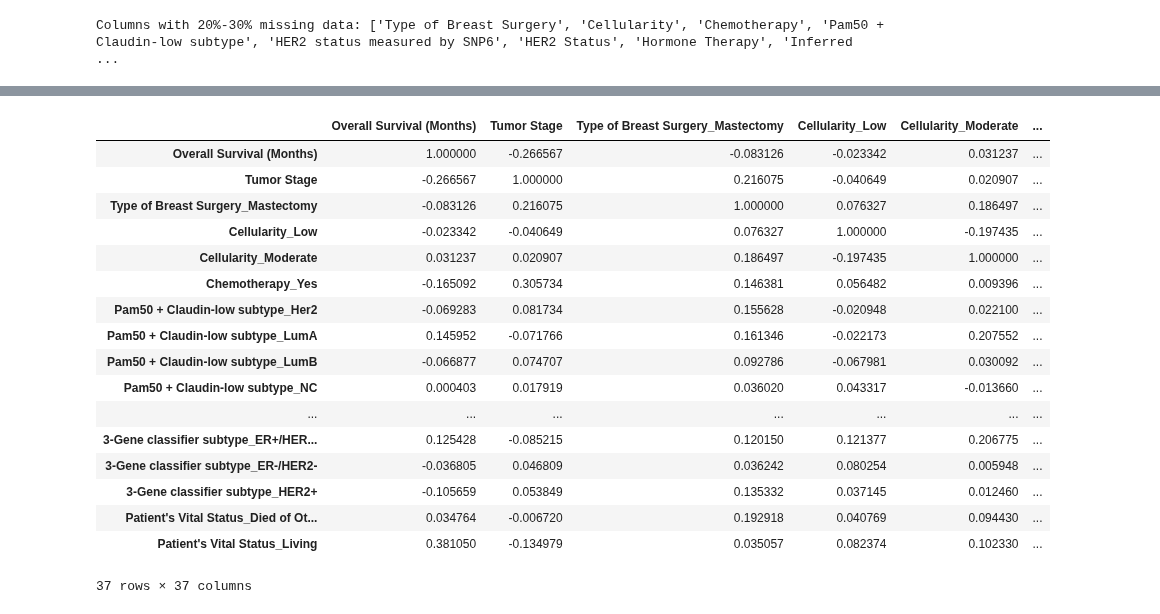
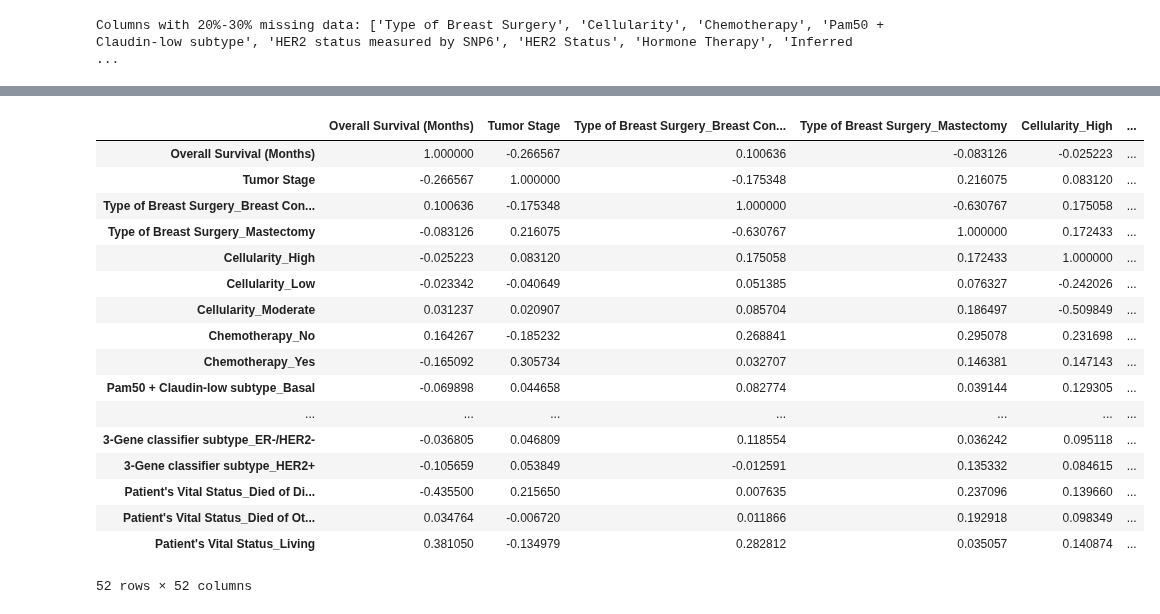
Before and after one commit to sowmyamaddali/Breast-Cancer--METABRIC, a Jupyter notebook: notebooks/preprocess_data.ipynb, the cells around one changed output, grey strips where cells are left out. Drawn from its saved outputs; the diff is of its cells as text; code cells hidden in the pictures.

```diff
--- a/notebooks/preprocess_data.ipynb
+++ b/notebooks/preprocess_data.ipynb
@@ -97,33 +110,33 @@ Columns with 20%-30% missing data: ['Type of Breast Surgery', 'Cellularity', 'Ch
 # %%
 # One-hot encode categorical columns for correlation analysis
-encoded_data = pd.get_dummies(data, drop_first=True)
+encoded_data = pd.get_dummies(data, drop_first=False)
 
 # compute correlation matrix
 correlation_matrix = encoded_data.corr()
 
 # focus on the columns with 20-30% missing data
 columns_to_check = ['Type of Breast Surgery', 'Cellularity', 'Chemotherapy', 'Pam50 + Claudin-low subtype', 'HER2 status measured by SNP6', 'HER2 Status', 'Hormone Therapy', 'Inferred Menopausal State', 'Integrative Cluster', 'Primary Tumor Laterality', 'Overall Survival (Months)', 'Overall Survival Status', 'PR Status', 'Radio Therapy', '3-Gene classifier subtype', 'Tumor Stage', "Patient's Vital Status"]
 encoded_columns_to_check = [col for col in correlation_matrix.columns if any(c in col for c in columns_to_check)]
 
 # Filter correlation matrix for these columns
 correlations_of_interest = correlation_matrix[encoded_columns_to_check].loc[encoded_columns_to_check]
 correlations_of_interest
 # %% [output]
-|  | Overall Survival (Months) | Tumor Stage | Type of Breast Surgery_Mastectomy | Cellularity_Low | Cellularity_Moderate | ... |
-| Overall Survival (Months) | 1.000000 | -0.266567 | -0.083126 | -0.023342 | 0.031237 | ... |
-| Tumor Stage | -0.266567 | 1.000000 | 0.216075 | -0.040649 | 0.020907 | ... |
-| Type of Breast Surgery_Mastectomy | -0.083126 | 0.216075 | 1.000000 | 0.076327 | 0.186497 | ... |
-| Cellularity_Low | -0.023342 | -0.040649 | 0.076327 | 1.000000 | -0.197435 | ... |
-| Cellularity_Moderate | 0.031237 | 0.020907 | 0.186497 | -0.197435 | 1.000000 | ... |
-| Chemotherapy_Yes | -0.165092 | 0.305734 | 0.146381 | 0.056482 | 0.009396 | ... |
-| Pam50 + Claudin-low subtype_Her2 | -0.069283 | 0.081734 | 0.155628 | -0.020948 | 0.022100 | ... |
-| Pam50 + Claudin-low subtype_LumA | 0.145952 | -0.071766 | 0.161346 | -0.022173 | 0.207552 | ... |
-| Pam50 + Claudin-low subtype_LumB | -0.066877 | 0.074707 | 0.092786 | -0.067981 | 0.030092 | ... |
-| Pam50 + Claudin-low subtype_NC | 0.000403 | 0.017919 | 0.036020 | 0.043317 | -0.013660 | ... |
+|  | Overall Survival (Months) | Tumor Stage | Type of Breast Surgery_Breast Con... | Type of Breast Surgery_Mastectomy | Cellularity_High | ... |
+| Overall Survival (Months) | 1.000000 | -0.266567 | 0.100636 | -0.083126 | -0.025223 | ... |
+| Tumor Stage | -0.266567 | 1.000000 | -0.175348 | 0.216075 | 0.083120 | ... |
+| Type of Breast Surgery_Breast Con... | 0.100636 | -0.175348 | 1.000000 | -0.630767 | 0.175058 | ... |
+| Type of Breast Surgery_Mastectomy | -0.083126 | 0.216075 | -0.630767 | 1.000000 | 0.172433 | ... |
+| Cellularity_High | -0.025223 | 0.083120 | 0.175058 | 0.172433 | 1.000000 | ... |
+| Cellularity_Low | -0.023342 | -0.040649 | 0.051385 | 0.076327 | -0.242026 | ... |
+| Cellularity_Moderate | 0.031237 | 0.020907 | 0.085704 | 0.186497 | -0.509849 | ... |
+| Chemotherapy_No | 0.164267 | -0.185232 | 0.268841 | 0.295078 | 0.231698 | ... |
+| Chemotherapy_Yes | -0.165092 | 0.305734 | 0.032707 | 0.146381 | 0.147143 | ... |
+| Pam50 + Claudin-low subtype_Basal | -0.069898 | 0.044658 | 0.082774 | 0.039144 | 0.129305 | ... |
 | ... | ... | ... | ... | ... | ... | ... |
-| 3-Gene classifier subtype_ER+/HER... | 0.125428 | -0.085215 | 0.120150 | 0.121377 | 0.206775 | ... |
-| 3-Gene classifier subtype_ER-/HER2- | -0.036805 | 0.046809 | 0.036242 | 0.080254 | 0.005948 | ... |
-| 3-Gene classifier subtype_HER2+ | -0.105659 | 0.053849 | 0.135332 | 0.037145 | 0.012460 | ... |
-| Patient's Vital Status_Died of Ot... | 0.034764 | -0.006720 | 0.192918 | 0.040769 | 0.094430 | ... |
-| Patient's Vital Status_Living | 0.381050 | -0.134979 | 0.035057 | 0.082374 | 0.102330 | ... |
+| 3-Gene classifier subtype_ER-/HER2- | -0.036805 | 0.046809 | 0.118554 | 0.036242 | 0.095118 | ... |
+| 3-Gene classifier subtype_HER2+ | -0.105659 | 0.053849 | -0.012591 | 0.135332 | 0.084615 | ... |
+| Patient's Vital Status_Died of Di... | -0.435500 | 0.215650 | 0.007635 | 0.237096 | 0.139660 | ... |
+| Patient's Vital Status_Died of Ot... | 0.034764 | -0.006720 | 0.011866 | 0.192918 | 0.098349 | ... |
+| Patient's Vital Status_Living | 0.381050 | -0.134979 | 0.282812 | 0.035057 | 0.140874 | ... |
-37 rows × 37 columns
+52 rows × 52 columns
```
Also changed, not shown: parts of 9 cells of this notebook.
